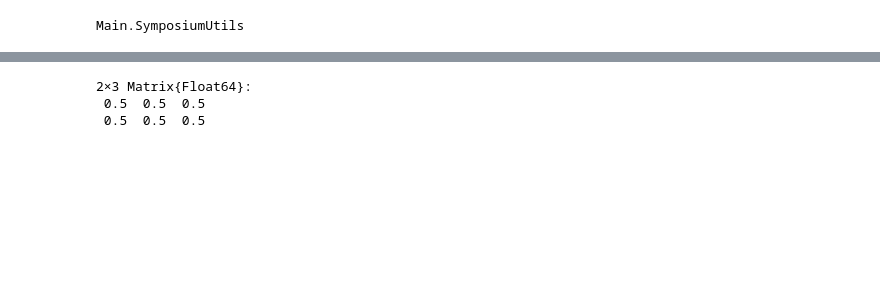
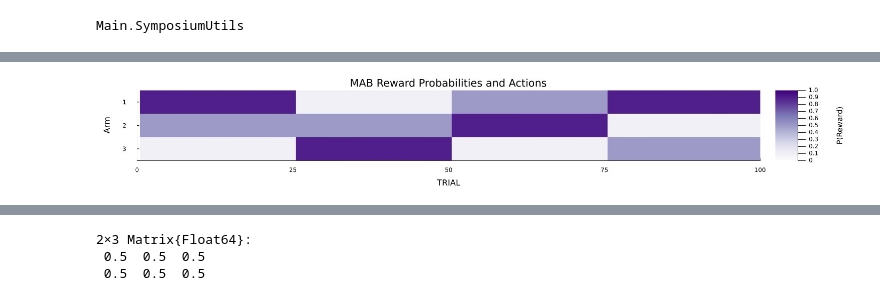
Before and after one commit to Jonathan7773/AIFSymposium-ActiveInference.jl, a Jupyter notebook: src/workshop.ipynb, the cells around one changed output, grey strips where cells are left out. Saved outputs shown, nothing was run; the diff lists cells and outputs as text; code cells hidden in the pictures; blank space fills up the shorter version.

```diff
--- a/src/workshop.ipynb
+++ b/src/workshop.ipynb
@@ -13,0 +48,4 @@ using Distributions
+# %%
+display("image/jpeg", read("environment_probs.jpg"))
+# %% [output]
+[figure, added]
```
Also changed, not shown: parts of 50 cells of this notebook, 2 other files.
